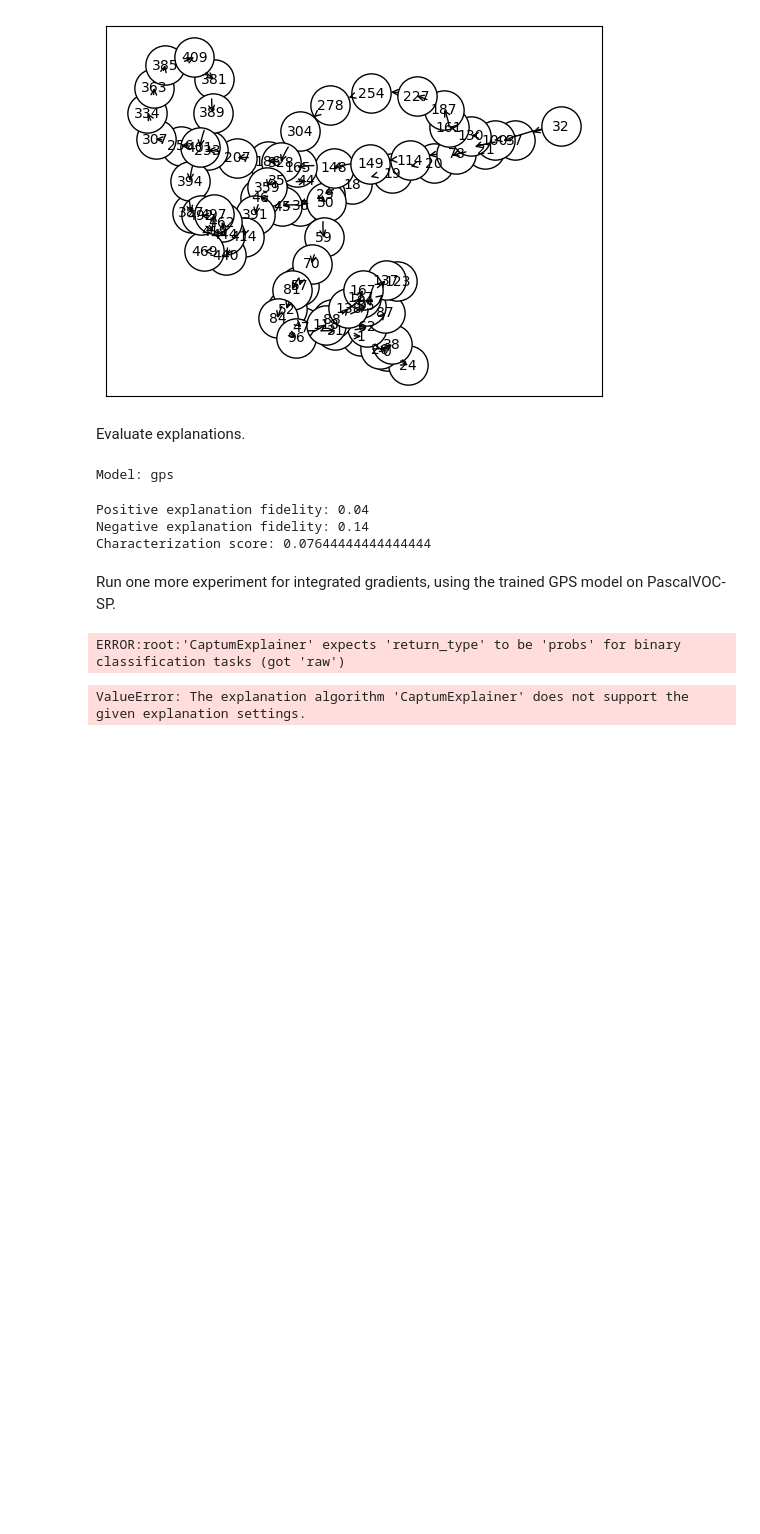
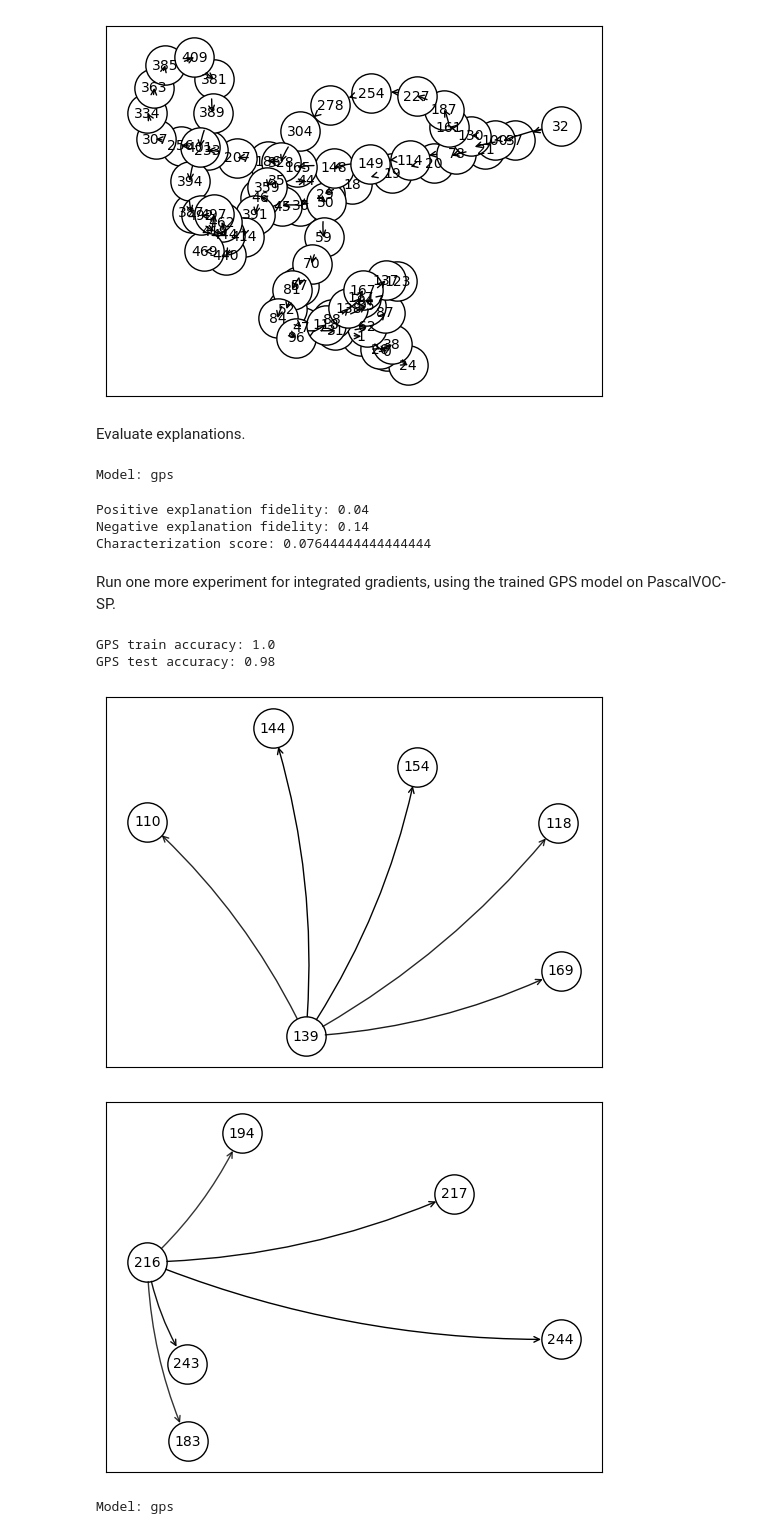
Before and after one commit to RyanHUNGry/Interpreting-Graph-Transformers-for-Long-Range-Interactions, a Jupyter notebook: attention_explainer.ipynb, the cells around one changed output. Drawn from its saved outputs; the diff is of its cells as text; code cells hidden in the pictures; blank space fills up the shorter version.

```diff
--- a/attention_explainer.ipynb
+++ b/attention_explainer.ipynb
@@ -300,7 +300,7 @@ pascalvoc_sp_explainer_params_ig = {
     'model_config': ModelConfig(
         mode='binary_classification',
         task_level='node',
-        return_type='raw', # fix the GPS architecture to output probs in model_params
+        return_type='probs', # fix the GPS architecture to output probs in model_params
     )
 }
 
@@ -312,36 +312,43 @@ pascalvoc_sp_explainer_pipelines_ig = {
         CaptumExplainer,
         model_params={
             'pe_channels': 5,
             'num_layers': 2,
             'hidden_channels': 4,
             'num_attention_heads': 4,
             'observe_attention': True,
+            "integrated_gradients": True
         },
-        explainer_params=pascalvoc_sp_explainer_params_ig,
-        epochs=3,
+        explainer_params={
+            **pascalvoc_sp_explainer_params_ig,
+            "threshold_config": ThresholdConfig(threshold_type='topk', value=5),
+        },
+        epochs=400,
     ),
 }
 
-gps_train_acc, gps_test_acc = test(pascalvoc_sp_explainer_pipelines_ig["gps"].model, pascalvoc_sp)
+gps_train_acc, gps_test_acc = test(pascalvoc_sp_explainer_pipelines_ig["gps"].model, pascalvoc_sp_ig)
 
 print(f"GPS train accuracy: {gps_train_acc}")
 print(f"GPS test accuracy: {gps_test_acc}")
 
-nodes = random.sample(range(0, pascalvoc_sp.num_nodes), 2)
+nodes = random.sample(range(0, pascalvoc_sp_ig.num_nodes), 2)
 for model in pascalvoc_sp_explainer_pipelines_ig:
     for node in nodes:
         pascalvoc_sp_explainer_pipelines_ig[model].explain(node, random_walk_pe = pascalvoc_sp.random_walk_pe) # fix random walk pe issue not being passed to forward call of my model via captumExplainer
 
 for node in nodes:
     pascalvoc_sp_explainer_pipelines_ig["gps"].explanations[node].visualize_graph()
 
 for model in pascalvoc_sp_explainer_pipelines_ig:
     print(f"Model: {model}")
     pos, neg, characterization = pascalvoc_sp_explainer_pipelines_ig[model].get_entire_explanation_fidelity(random_walk_pe=pascalvoc_sp.random_walk_pe, disable_tqdm=True)
     print(f"Positive explanation fidelity: {pos}")
     print(f"Negative explanation fidelity: {neg}")
     print(f"Characterization score: {characterization}")
     print("\n")
 # %% [output]
-ERROR:root:'CaptumExplainer' expects 'return_type' to be 'probs' for binary classification tasks (got 'raw')
+GPS train accuracy: 1.0
+GPS test accuracy: 0.98
+[figure, added]
+[figure, added]
-ValueError: The explanation algorithm 'CaptumExplainer' does not support the given explanation settings.
+Model: gps
```
Also changed, not shown: 2 other files.
